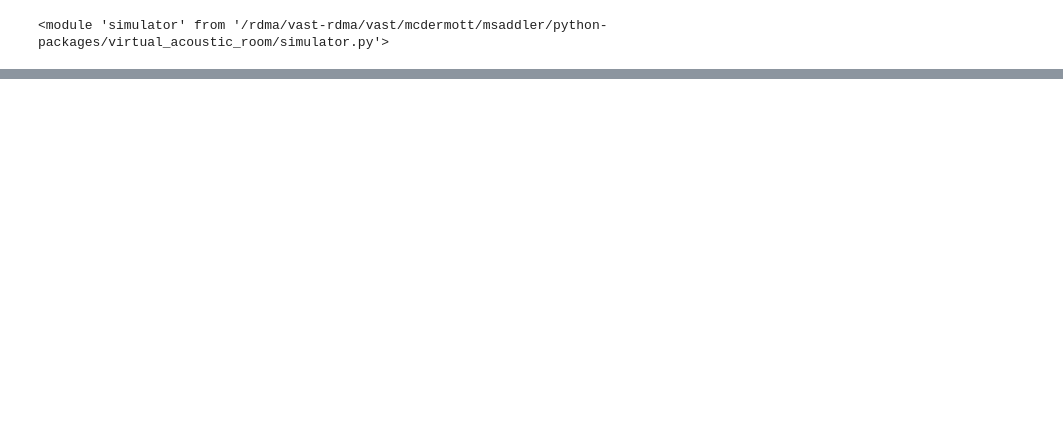
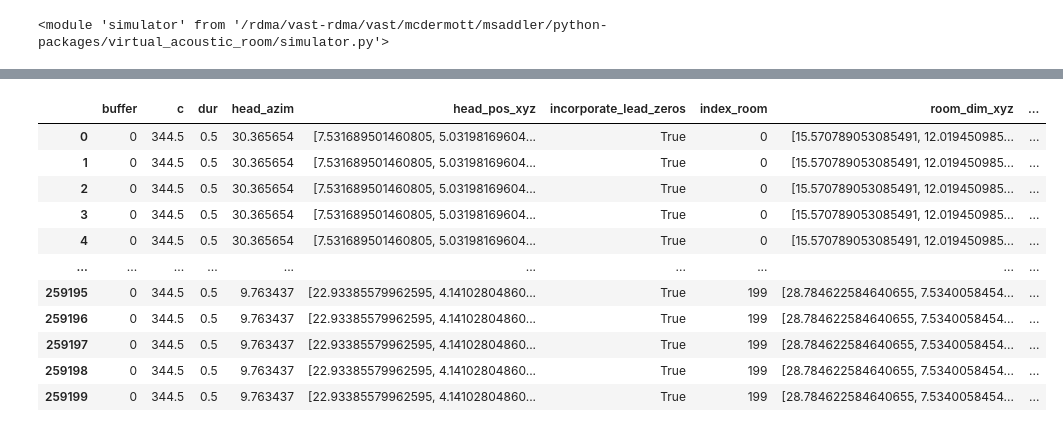
Before and after one commit to msaddler/virtual_acoustic_room, a Jupyter notebook: notebook_scratch.ipynb, the cells around one changed output, grey strips where cells are left out. Drawn from its saved outputs; the diff is of its cells as text; code cells hidden in the pictures; blank space fills up the shorter version.

Commit message:
scratch work and updated parameters for randomly sampling rooms / brirs

```diff
--- a/notebook_scratch.ipynb
+++ b/notebook_scratch.ipynb
@@ -190,0 +179,78 @@ plt.show()
+# %%
+importlib.reload(simulator)
+
+list_df_room = []
+for index_room in range(200):
+    np.random.seed(index_room)
+    room_parameters = simulator.sample_room_parameters(
+        verbose=False)
+    head_parameters = simulator.sample_head_parameters(
+        room_dim_xyz=room_parameters['room_dim_xyz'],
+        verbose=False)
+    d = {'index_room': index_room}
+    d.update(room_parameters)
+    d.update(head_parameters)
+    list_df_room.append(d)
+df_room = pd.DataFrame(list_df_room).sort_index(axis=1)
+print(f"Sampled {len(df_room)} rooms and listener positions")
+
+
+def func_to_parallelize(index_room):
+    dfi_room = df_room.iloc[index_room]
+    list_d = []
+    for src_elev in range(-20, 61, 10):
+        for src_azim in range(0, 360, 5):
+            for fixed_src_dist in [1.4, None]:
+                if fixed_src_dist is not None:
+                    src_dist = fixed_src_dist
+                else:
+                    src_dist_to_wall = simulator.distance_to_wall(
+                        room_dim_xyz=dfi_room.room_dim_xyz,
+                        head_pos_xyz=dfi_room.head_pos_xyz,
+                        head_azim=dfi_room.head_azim,
+                        src_azim=src_azim,
+                        src_elev=src_elev)
+                    min_src_dist = 1.0
+                    max_src_dist = src_dist_to_wall - 0.1
+                    assert max_src_dist >= min_src_dist
+                    src_dist = np.random.uniform(low=1.0, high=src_dist_to_wall)
+                src_pos_xyz = np.array([
+                    src_dist * np.cos(np.deg2rad(src_elev)) * np.cos(np.deg2rad(src_azim + dfi_room.head_azim)) + dfi_room.head_pos_xyz[0],
+                    src_dist * np.cos(np.deg2rad(src_elev)) * np.sin(np.deg2rad(src_azim + dfi_room.head_azim)) + dfi_room.head_pos_xyz[1],
+                    src_dist * np.sin(np.deg2rad(src_elev)) + dfi_room.head_pos_xyz[2],
+                ])
+                assert simulator.is_valid_position(dfi_room.head_pos_xyz, dfi_room.room_dim_xyz, buffer=0), "Invalid head position"
+                if not simulator.is_valid_position(src_pos_xyz, dfi_room.room_dim_xyz, buffer=0):
+                    print("TOO CLOSE TO WALL!", src_azim, src_elev, src_dist)
+                    print('srce', ['{:06.3f}'.format(_) for _ in src_pos_xyz])
+                    print('Room', ['{:06.3f}'.format(_) for _ in dfi_room.room_dim_xyz])
+                    print('Head', ['{:06.3f}'.format(_) for _ in dfi_room.head_pos_xyz])
+                d = {
+                    'index_room': dfi_room.index_room,
+                    'room_materials': dfi_room.room_materials,
+                    'room_dim_xyz': dfi_room.room_dim_xyz,
+                    'head_pos_xyz': dfi_room.head_pos_xyz,
+                    'head_azim': dfi_room.head_azim,
+                    'src_azim': src_azim,
+                    'src_elev': src_elev,
+                    'src_dist': src_dist,
+                    'buffer': 0,
+                    'sr': 44100,
+                    'c': 344.5,
+                    'dur': 0.5,
+                    'use_hrtf_symmetry': True,
+                    'use_log_distance': False,
+                    'use_jitter': True,
+                    'use_highpass': True,
+                    'incorporate_lead_zeros': True,
+                }
+                list_d.append(d)
+    return pd.DataFrame(list_d).sort_index(axis=1)
+
+
+with multiprocessing.Pool(20) as p:
+    list_df_brir = p.map(func_to_parallelize, range(len(df_room)))
+df_brir = pd.concat(list_df_brir).reset_index(drop=True)
+
+df_brir
+# %% [output]
@@ -190,0 +258,12 @@ plt.show()
+|  | buffer | c | dur | head_azim | head_pos_xyz | incorporate_lead_zeros | index_room | room_dim_xyz | ... |
+| 0 | 0 | 344.5 | 0.5 | 30.365654 | [7.531689501460805, 5.03198169604... | True | 0 | [15.570789053085491, 12.019450985... | ... |
+| 1 | 0 | 344.5 | 0.5 | 30.365654 | [7.531689501460805, 5.03198169604... | True | 0 | [15.570789053085491, 12.019450985... | ... |
+| 2 | 0 | 344.5 | 0.5 | 30.365654 | [7.531689501460805, 5.03198169604... | True | 0 | [15.570789053085491, 12.019450985... | ... |
+| 3 | 0 | 344.5 | 0.5 | 30.365654 | [7.531689501460805, 5.03198169604... | True | 0 | [15.570789053085491, 12.019450985... | ... |
+| 4 | 0 | 344.5 | 0.5 | 30.365654 | [7.531689501460805, 5.03198169604... | True | 0 | [15.570789053085491, 12.019450985... | ... |
+| ... | ... | ... | ... | ... | ... | ... | ... | ... | ... |
+| 259195 | 0 | 344.5 | 0.5 | 9.763437 | [22.93385579962595, 4.14102804860... | True | 199 | [28.784622584640655, 7.5340058454... | ... |
+| 259196 | 0 | 344.5 | 0.5 | 9.763437 | [22.93385579962595, 4.14102804860... | True | 199 | [28.784622584640655, 7.5340058454... | ... |
+| 259197 | 0 | 344.5 | 0.5 | 9.763437 | [22.93385579962595, 4.14102804860... | True | 199 | [28.784622584640655, 7.5340058454... | ... |
+| 259198 | 0 | 344.5 | 0.5 | 9.763437 | [22.93385579962595, 4.14102804860... | True | 199 | [28.784622584640655, 7.5340058454... | ... |
+| 259199 | 0 | 344.5 | 0.5 | 9.763437 | [22.93385579962595, 4.14102804860... | True | 199 | [28.784622584640655, 7.5340058454... | ... |
```
Also changed, not shown: parts of 10 cells of this notebook, 1 other file.
